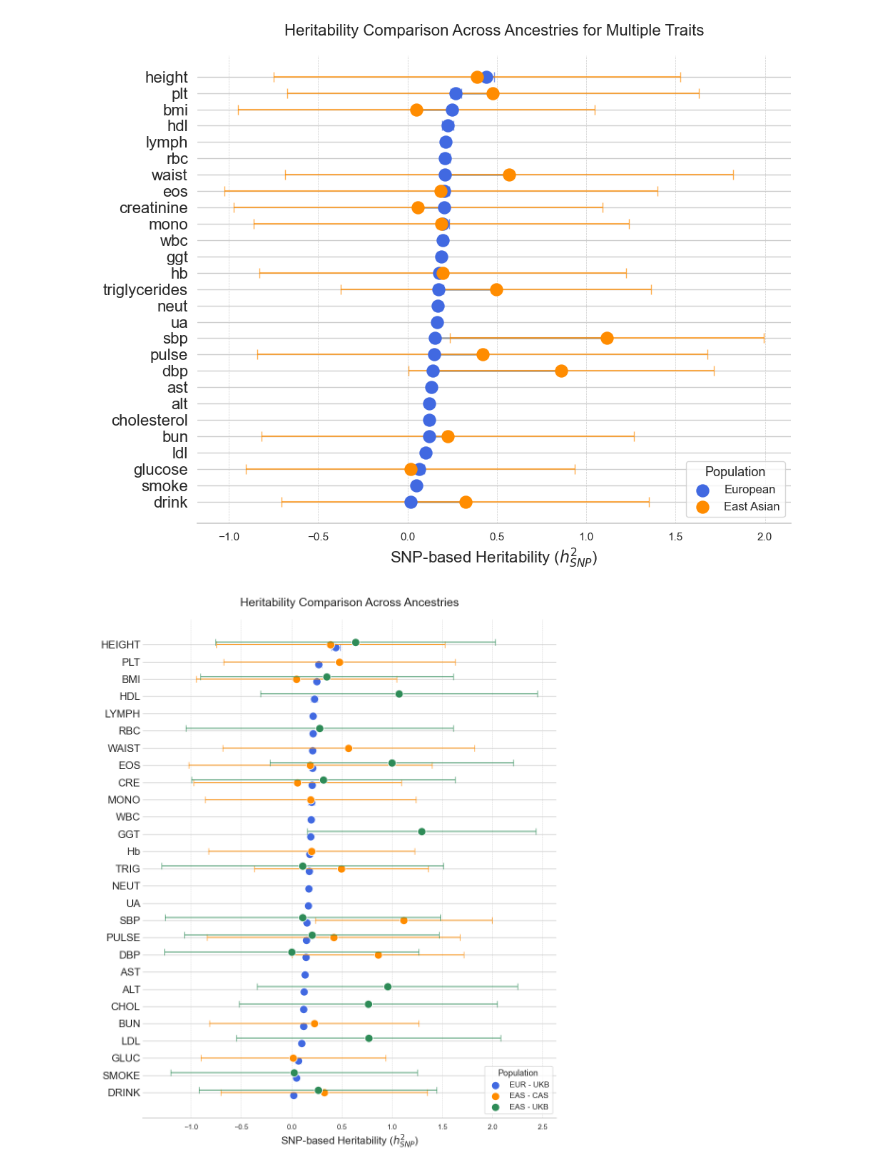
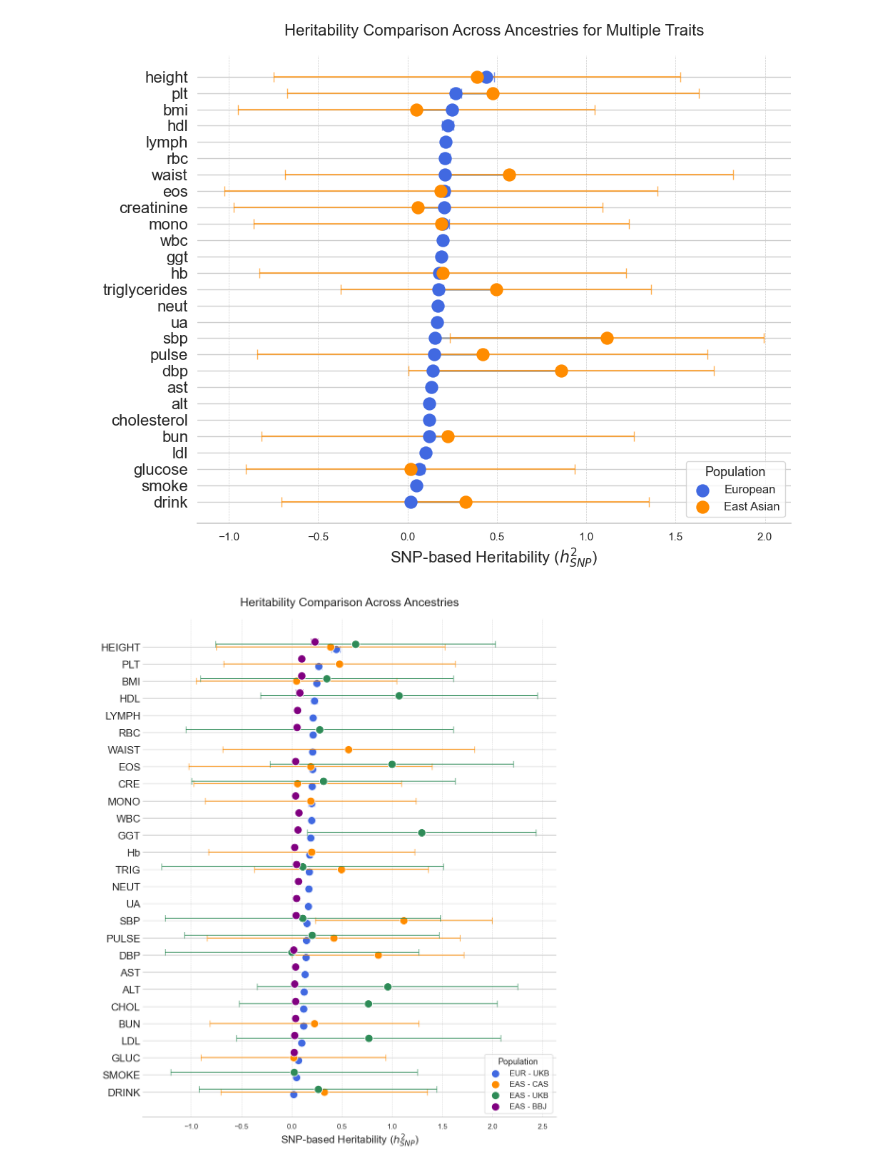
Before and after one commit to NancyLSH/UKB_PRS_benchmark, a Jupyter notebook: draw_code/1_draw_h2.ipynb, the cells around one changed output. Saved outputs shown, nothing was run; the diff lists cells and outputs as text; code cells hidden in the pictures.

```diff
--- a/draw_code/1_draw_h2.ipynb
+++ b/draw_code/1_draw_h2.ipynb
@@ -333,6 +333,7 @@ import re
 eur_h2 = pd.read_csv('../../../PRS_benchmark/data/result/h2/eur_h2.tsv', sep='\t')
 eas_h2 = pd.read_csv('../../../PRS_benchmark/data/result/h2/eas_h2.tsv', sep='\t')
 eas_2_h2 = pd.read_csv('../../../PRS_benchmark/data/result/h2/eas_2_h2.tsv', sep='\t')
+eas_3_h2 = pd.read_csv('../../../PRS_benchmark/data/result/h2/bbj_h2_results.tsv', sep='\t')
 # display(eur_h2)
 # display(eas_h2)
 # display(eas_2_h2)
@@ -374,6 +375,7 @@ eas_2_h2["trait"] = eas_2_h2["filename"].apply(lambda x: trait_dict.get(x.split(
 eas_h2["trait"] = eas_h2["filename"].apply(lambda x: x.split('_')[0])
 df = pd.merge(eur_h2[['trait', 'h2', 'se']], eas_h2[['trait', 'h2', 'se']], on='trait', how="outer", suffixes=('_eur', '_eas'))
 df = pd.merge(df, eas_2_h2[['trait', 'h2', 'se']], on='trait', how="outer", suffixes=('', '_eas_2'))
+df = pd.merge(df, eas_3_h2[['trait', 'h2', 'se']], on='trait', how="outer", suffixes=('', '_bbj'))
 df.rename(columns={'h2': 'h2_eas_2', 'se': 'se_eas_2'}, inplace=True)
 # remove the line that has 'weight' in trait
 df = df[~df['trait'].str.contains('weight', case=False)]
@@ -513,9 +515,11 @@ def plot_heritability_comparison(df):
     df['eas_ci_high'] = df['h2_eas'] + 1.96 * df['se_eas']
     df['eas_2_ci_low'] = df['h2_eas_2'] - 1.96 * df['se_eas_2']
     df['eas_2_ci_high'] = df['h2_eas_2'] + 1.96 * df['se_eas_2']
+    df['bbj_ci_low'] = df['h2_bbj'] - 1.96 * df['se_bbj']
+    df['bbj_ci_high'] = df['h2_bbj'] + 1.96 * df['se_bbj']
 
     # 关键步骤：根据三组遗传力的平均值对DataFrame进行排序
-    df['h2_mean'] = df[['h2_eur', 'h2_eas', 'h2_eas_2']].mean(axis=1)
+    df['h2_mean'] = df[['h2_eur', 'h2_eas', 'h2_eas_2', 'h2_bbj']].mean(axis=1)
     df_sorted = df.sort_values('h2_eur', ascending=True).reset_index(drop=True)
 
     # --- 开始绘图 ---
@@ -523,12 +527,12 @@ def plot_heritability_comparison(df):
     fig, ax = plt.subplots(figsize=(10, 12))
 
     # 为每个点定义一个小的垂直偏移量，以避免重叠
-    offsets = {'eur': -0.15, 'eas': 0, 'eas_2': 0.15}
-    colors = {'eur': 'royalblue', 'eas': 'darkorange', 'eas_2': 'seagreen'}
-    labels = {'eur': 'EUR - UKB', 'eas': 'EAS - CAS', 'eas_2': 'EAS - UKB'}
+    offsets = {'eur': -0.15, 'eas': 0, 'eas_2': 0.15, 'bbj': 0.3}
+    colors = {'eur': 'royalblue', 'eas': 'darkorange', 'eas_2': 'seagreen', 'bbj': 'purple'}
+    labels = {'eur': 'EUR - UKB', 'eas': 'EAS - CAS', 'eas_2': 'EAS - UKB', 'bbj': 'EAS - BBJ'}
 
     # 绘制误差棒和散点
-    for pop in ['eur', 'eas', 'eas_2']:
+    for pop in ['eur', 'eas', 'eas_2', 'bbj']:
         y_pos = df_sorted.index + offsets[pop]
         ax.errorbar(df_sorted[f'h2_{pop}'], y_pos,
                     xerr=(df_sorted[f'h2_{pop}'] - df_sorted[f'{pop}_ci_low'],
@@ -544,31 +548,31 @@ def plot_heritability_comparison(df):
     ax.set_yticks(df_sorted.index)
     # change y-tick labels to trait names in ukb_pheno_dict
     ax.set_yticks(df_sorted.index)
     ax.set_yticklabels([ukb_pheno_dict.get(trait, trait) for trait in df_sorted['trait']], fontsize=16)
     # ax.set_yticklabels(df_sorted['trait'], fontsize=16)
     ax.set_xlabel('SNP-based Heritability ($h^2_{SNP}$)', fontsize=16)
     ax.set_ylabel('')
     ax.set_title('Heritability Comparison Across Ancestries', fontsize=18, pad=20)
 
     # 创建图例
     # 为了避免图例中出现重复项，我们只为第一个循环中的标签创建图例
     handles, labels_map = ax.get_legend_handles_labels()
     # 根据标签顺序创建一个有序的图例
     by_label = dict(sorted(zip(labels_map, handles), key=lambda x: list(labels.values()).index(x[0])))
     ax.legend(by_label.values(), by_label.keys(), title='Population', fontsize=12, title_fontsize=13, loc='lower right')
 
     ax.grid(True, which='major', axis='x', linestyle='--', linewidth=0.5)
     ax.spines['top'].set_visible(False)
     ax.spines['right'].set_visible(False)
     ax.spines['left'].set_visible(False)
     ax.tick_params(axis='y', length=0)
 
     plt.tight_layout()
     # 您可以取消下面一行的注释，将图片保存到本地
     # plt.savefig("heritability_comparison_3_populations.png")
     plt.show()
 
 # 调用函数进行绘图
 plot_heritability_comparison(df)
 # %% [output]
-[figure, old version]
+[figure, new version]
```
Also changed, not shown: parts of 1 cell of this notebook, 23 other files.
